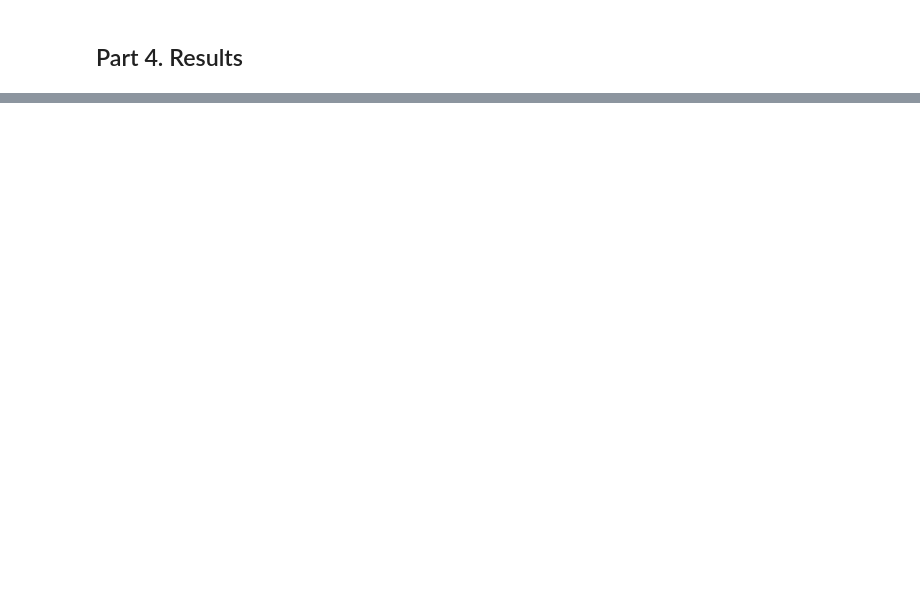
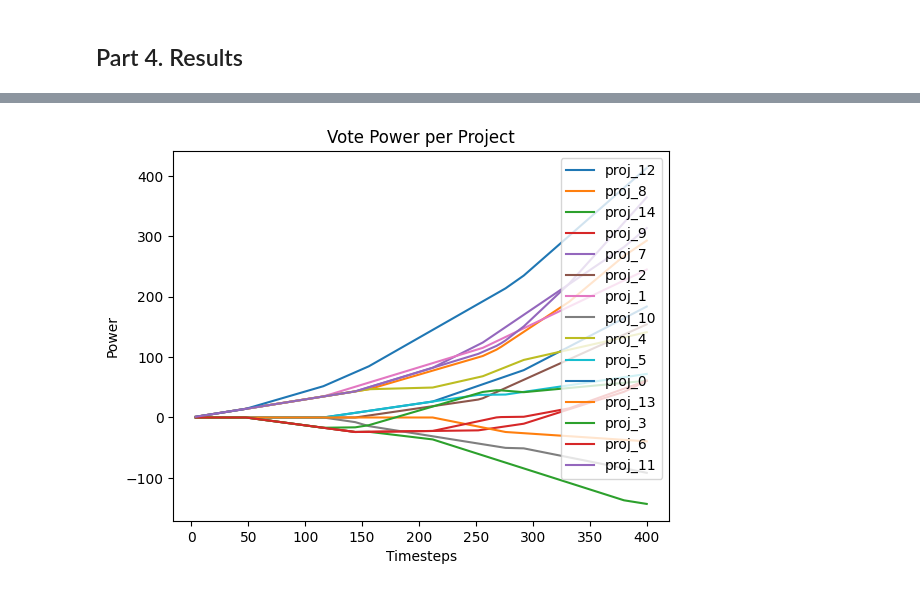
Before and after one commit to BlockScience/gov-modules-demos, a Jupyter notebook: demos/neural_governance.ipynb, the cells around one changed output, grey strips where cells are left out. Saved outputs shown, nothing was run; the diff lists cells and outputs as text; code cells hidden in the pictures; blank space fills up the shorter version.

```diff
--- a/demos/neural_governance.ipynb
+++ b/demos/neural_governance.ipynb
@@ -122,2 +583,26 @@ NEURAL_GOVERNANCE_LAYERS = [(LAYER_1_NEURONS, LAYER_1_AGGREGATOR),
 # %% [markdown]
 ## Part 3. cadCAD Simulation
+# %%
+# Layering it together
+def LAYER_1_AGGREGATOR(lst): return sum(lst)
+
+# Take the product of the list
+
+
+def LAYER_2_AGGREGATOR(lst): return reduce((lambda x, y: x * y), lst)
+
+
+LAYER_1_NEURONS = {
+    'trust_score': (lambda u, _1, _2, state: trust_score(u, state),
+                    lambda x: x),
+    'reputation_score': (lambda u, _1, _2, state: reputation_score(u, state),
+                         lambda x: x)
+}
+
+LAYER_2_NEURONS = {
+    'past_round': (lambda u, _2, _3, state: prior_voting_score(u, state),
+                   lambda x: x),
+}
+
+DEFAULT_NG_LAYERS: list[NeuronLayer] = [(LAYER_1_NEURONS, LAYER_1_AGGREGATOR),
+                                        (LAYER_2_NEURONS, LAYER_2_AGGREGATOR)]
@@ -124,2 +682,9 @@ NEURAL_GOVERNANCE_LAYERS = [(LAYER_1_NEURONS, LAYER_1_AGGREGATOR),
 # %% [markdown]
 ## Part 4. Results
+# %%
+default_run_args = (INITIAL_STATE,
+                     {k: [v] for k, v in SINGLE_RUN_PARAMS.items()},
+                    NG_MODEL_BLOCKS,
+                    TIMESTEPS,
+                    SAMPLES)
+sim_df = easy_run(*default_run_args, assign_params=False)
@@ -125,0 +726,7 @@ NEURAL_GOVERNANCE_LAYERS = [(LAYER_1_NEURONS, LAYER_1_AGGREGATOR),
+# %%
+# Per project metrics
+
+per_proj_votes = sim_df.per_project_voting.apply(pd.Series).dropna()
+per_proj_votes.plot(title='Vote Power per Project', xlabel='Timesteps', ylabel='Power')
+plt.show()
+# %% [output]
@@ -125,0 +734 @@ NEURAL_GOVERNANCE_LAYERS = [(LAYER_1_NEURONS, LAYER_1_AGGREGATOR),
+[figure, added]
```
Also changed, not shown: parts of 20 cells of this notebook, 3 other files.
